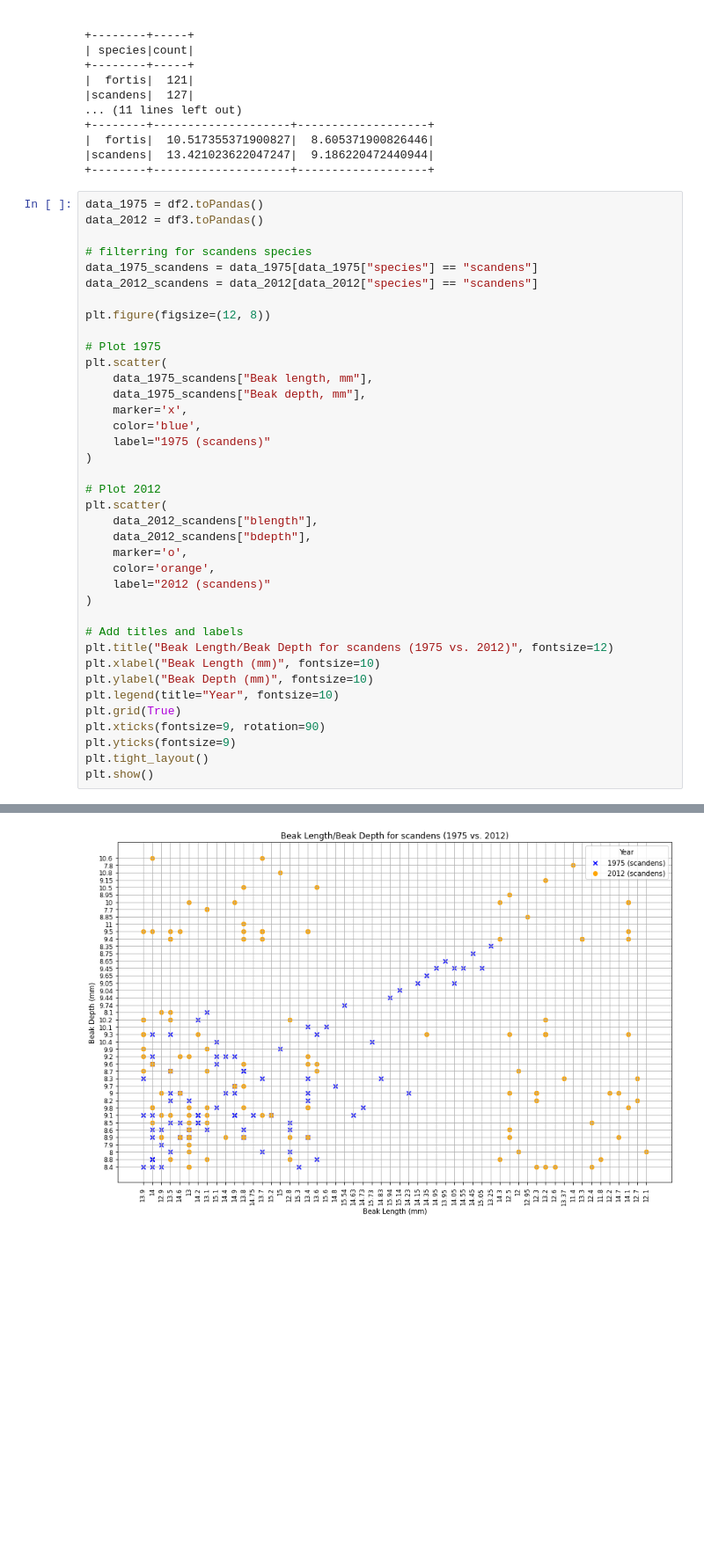
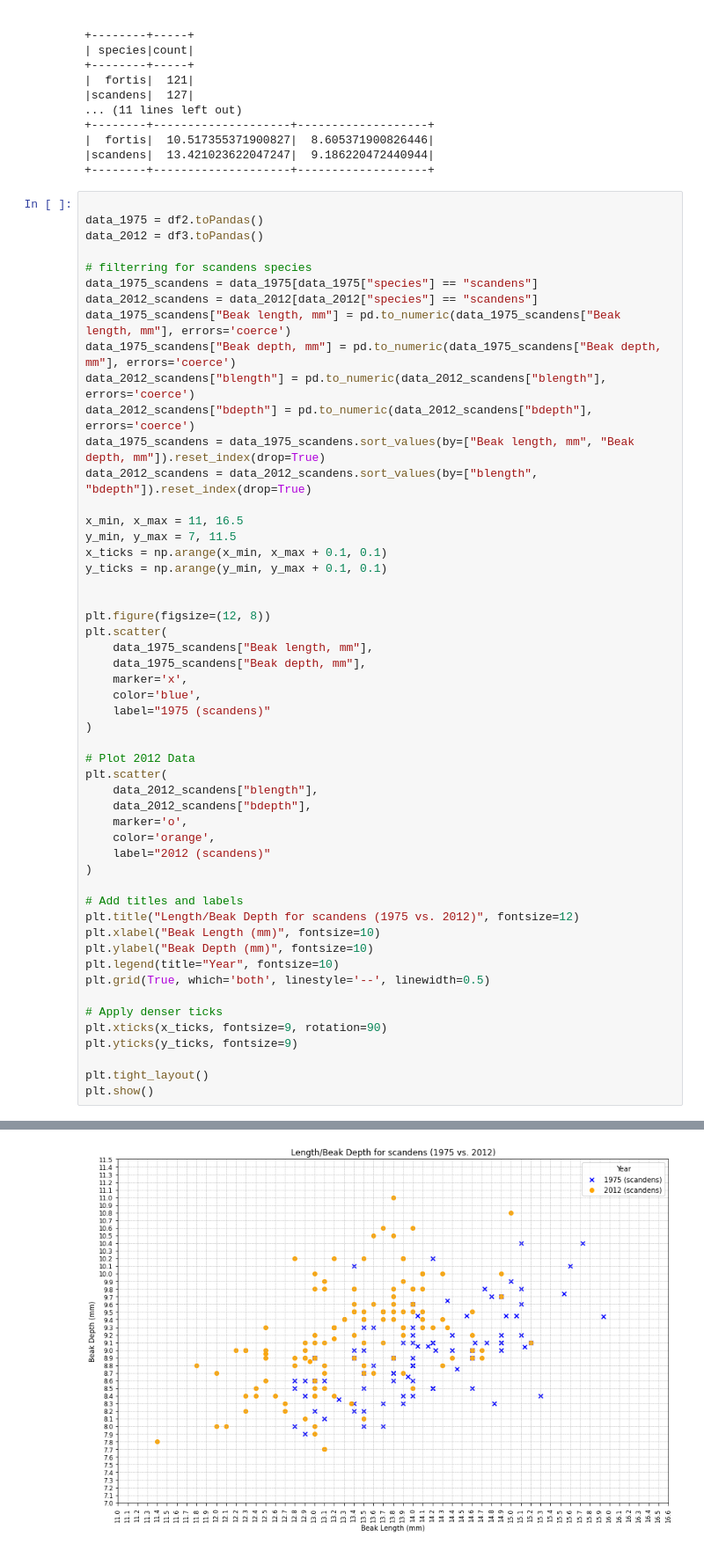
Before and after one commit to janmcconnellCityU/Fall_2024_DS625_Team_01, a Jupyter notebook: EDA/Ean/DarwinProject.ipynb, the cells around one changed output, grey strips where cells are left out. Shown at 88% size. Cells and saved outputs as stored; diff of their text form; blank space fills up the shorter version.

```diff
--- a/EDA/Ean/DarwinProject.ipynb
+++ b/EDA/Ean/DarwinProject.ipynb
@@ -319,16 +319,27 @@ average_stats2.show()
 |scandens|  13.421023622047247|  9.186220472440944|
 +--------+--------------------+-------------------+
 # %%
+
 data_1975 = df2.toPandas()
 data_2012 = df3.toPandas()
 
 # filterring for scandens species
 data_1975_scandens = data_1975[data_1975["species"] == "scandens"]
 data_2012_scandens = data_2012[data_2012["species"] == "scandens"]
+data_1975_scandens["Beak length, mm"] = pd.to_numeric(data_1975_scandens["Beak length, mm"], errors='coerce')
+data_1975_scandens["Beak depth, mm"] = pd.to_numeric(data_1975_scandens["Beak depth, mm"], errors='coerce')
+data_2012_scandens["blength"] = pd.to_numeric(data_2012_scandens["blength"], errors='coerce')
+data_2012_scandens["bdepth"] = pd.to_numeric(data_2012_scandens["bdepth"], errors='coerce')
+data_1975_scandens = data_1975_scandens.sort_values(by=["Beak length, mm", "Beak depth, mm"]).reset_index(drop=True)
+data_2012_scandens = data_2012_scandens.sort_values(by=["blength", "bdepth"]).reset_index(drop=True)
+
+x_min, x_max = 11, 16.5
+y_min, y_max = 7, 11.5
+x_ticks = np.arange(x_min, x_max + 0.1, 0.1)
+y_ticks = np.arange(y_min, y_max + 0.1, 0.1)
+
 
 plt.figure(figsize=(12, 8))
-
-# Plot 1975
 plt.scatter(
     data_1975_scandens["Beak length, mm"],
     data_1975_scandens["Beak depth, mm"],
@@ -337,7 +348,7 @@ plt.scatter(
     label="1975 (scandens)"
 )
 
-# Plot 2012
+# Plot 2012 Data
 plt.scatter(
     data_2012_scandens["blength"],
     data_2012_scandens["bdepth"],
@@ -347,13 +358,16 @@ plt.scatter(
 )
 
 # Add titles and labels
-plt.title("Beak Length/Beak Depth for scandens (1975 vs. 2012)", fontsize=12)
+plt.title("Length/Beak Depth for scandens (1975 vs. 2012)", fontsize=12)
 plt.xlabel("Beak Length (mm)", fontsize=10)
 plt.ylabel("Beak Depth (mm)", fontsize=10)
 plt.legend(title="Year", fontsize=10)
-plt.grid(True)
-plt.xticks(fontsize=9, rotation=90)
-plt.yticks(fontsize=9)
+plt.grid(True, which='both', linestyle='--', linewidth=0.5)
+
+# Apply denser ticks
+plt.xticks(x_ticks, fontsize=9, rotation=90)
+plt.yticks(y_ticks, fontsize=9)
+
 plt.tight_layout()
 plt.show()
 # %% [output]
@@ -360,3 +394,3 @@ plt.show()
-[figure, old version]
+[figure, new version]
 # %%
 
```
Also changed, not shown: parts of 4 cells of this notebook.
